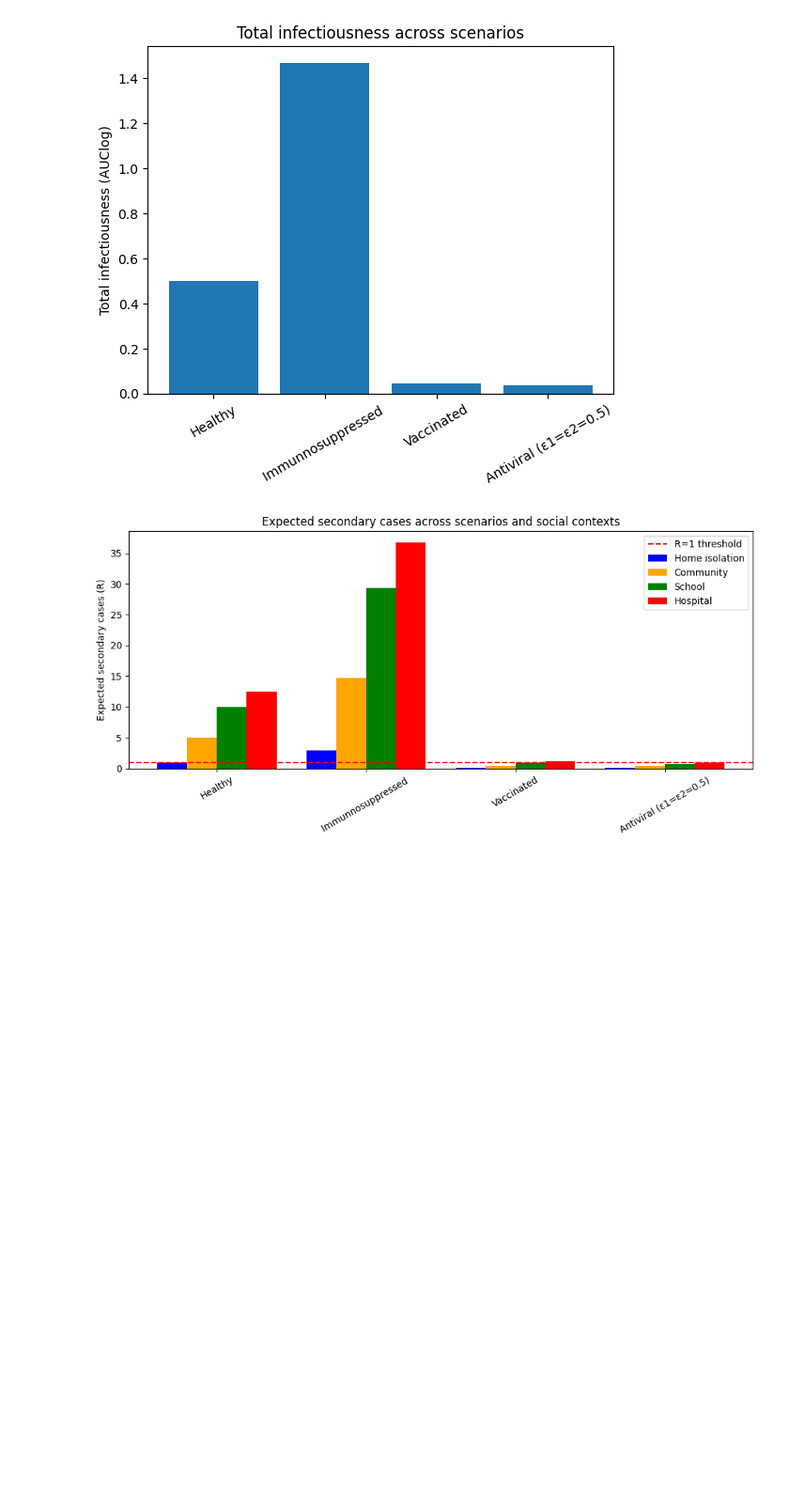
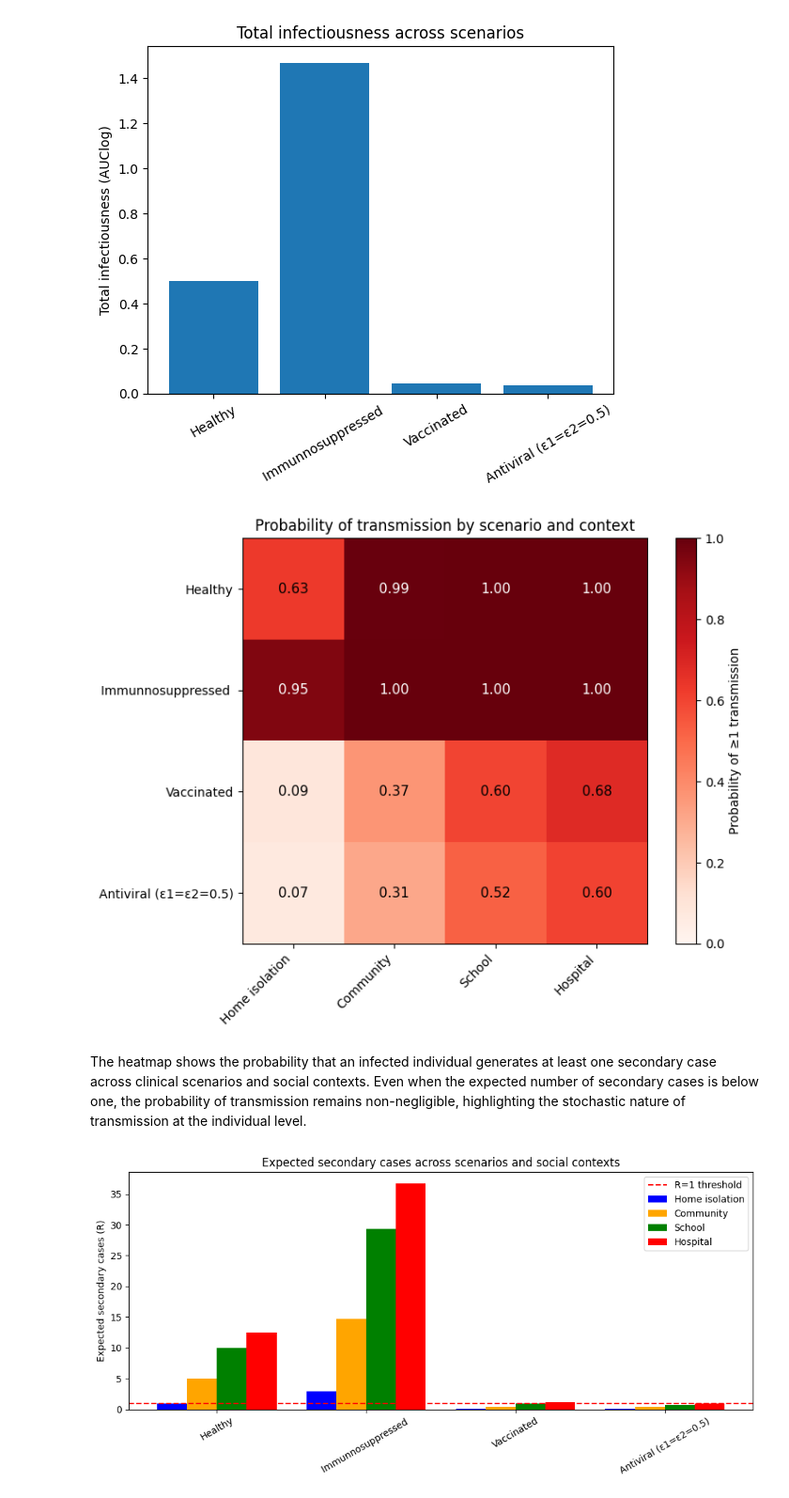
Before and after one commit to angelabortolato/PLDE, a Jupyter notebook: project.ipynb, the cells around one changed output. Shown at 94% size. Saved outputs shown, nothing was run; the diff lists cells and outputs as text; code cells hidden in the pictures; blank space fills up the shorter version.

```diff
--- a/project.ipynb
+++ b/project.ipynb
@@ -1287,7 +1290,8 @@ for name, sol in scenarios.items():
         "AUClog": AUClog,
         "R": R,
         "V_peak": np.max(V),
-        "t_clear": t_clear
+        "t_clear": t_clear,
+        "P_transmission": 1-np.exp(-R)
     }
 
 for name, res in results.items():
@@ -1296,5 +1300,6 @@ for name, res in results.items():
           f"AUClog = {res['AUClog']:.2f} | "
           f"R = {res['R']:.2f} | "
           f"Peak VL = {res['V_peak']:.2e} | "
-          f"Clearance = {t_clear_str}")
+          f"Clearance = {t_clear_str} | "
+          f"Prob transmission = {res['P_transmission']:.2f} ")
 # %% [output]
@@ -1327,18 +1332,68 @@ plt.show()
 [figure]
 [figure]
 # %%
-results_by_context = {}
-
+R_by_context = {}
+P_by_context = {}
 for scenario_name, sol in scenarios.items():
     V = sol.y[2]
     t = sol.t
+
     AUClog = total_infectiousness(t, V, b=beta0)
-
-    results_by_context[scenario_name] = {"AUClog": AUClog}
+    R_by_context[scenario_name] = {"AUClog": AUClog}
+    P_by_context[scenario_name] = {"AUClog": AUClog}
 
     for context_name, c in social_contexts.items():
         R_context = expected_secondary_cases(t, V, c, b=beta0)
-        results_by_context[scenario_name][context_name] = R_context
+        P_trans = 1 - np.exp(-R_context)
+
+        R_by_context[scenario_name][context_name] = R_context
+        P_by_context[scenario_name][context_name] = P_trans
+# %%
+scenario_names = list(P_by_context.keys())
+context_names = list(social_contexts.keys())
+
+P_matrix = np.zeros((len(scenario_names), len(context_names)))
+
+for i, sc in enumerate(scenario_names):
+    for j, ctx in enumerate(context_names):
+        P_matrix[i, j] = P_by_context[sc][ctx]
+fig, ax = plt.subplots(figsize=(8, 6))
+
+im = ax.imshow(P_matrix, cmap="Reds", vmin=0, vmax=1)
+
+# Axis labels
+ax.set_xticks(np.arange(len(context_names)))
+ax.set_yticks(np.arange(len(scenario_names)))
+ax.set_xticklabels(context_names)
+ax.set_yticklabels(scenario_names)
+
+# Rotate x labels
+plt.setp(ax.get_xticklabels(), rotation=45, ha="right")
+
+# Annotate cells
+for i in range(len(scenario_names)):
+    for j in range(len(context_names)):
+        ax.text(
+            j, i,
+            f"{P_matrix[i, j]:.2f}",
+            ha="center",
+            va="center",
+            color="black" if P_matrix[i, j] < 0.7 else "white",
+            fontsize=11
+        )
+
+# Colorbar
+cbar = plt.colorbar(im, ax=ax)
+cbar.set_label("Probability of ≥1 transmission")
+
+ax.set_title("Probability of transmission by scenario and context")
+
+plt.tight_layout()
+plt.show()
+# %% [output]
+[figure, added]
+# %% [markdown]
+The heatmap shows the probability that an infected individual generates at least one secondary case across clinical scenarios and social contexts. Even when the expected number of secondary cases is below one, the probability of transmission remains non-negligible, highlighting the stochastic nature of transmission at the individual level.
 # %%
 contexts = list(social_contexts.keys())
 scenarios_names = list(scenarios.keys())
```
Also changed, not shown: parts of 5 cells of this notebook, 1 other file.
